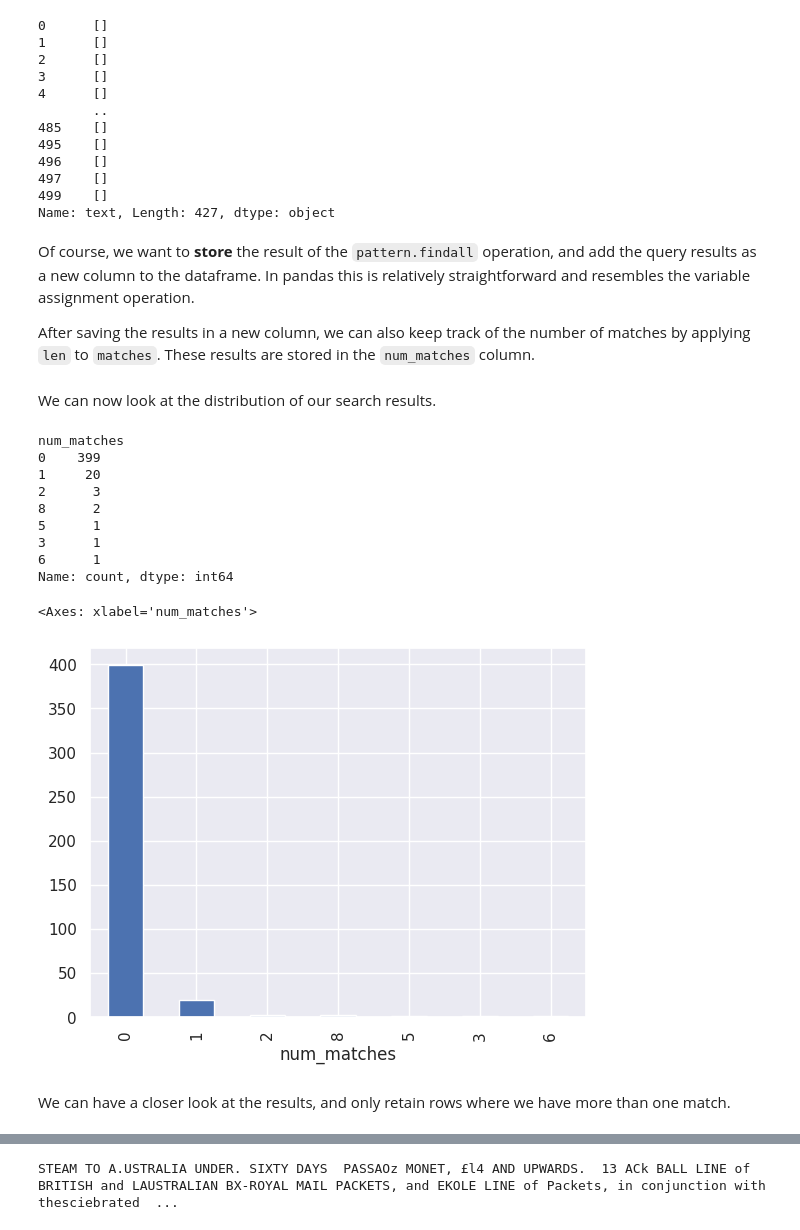
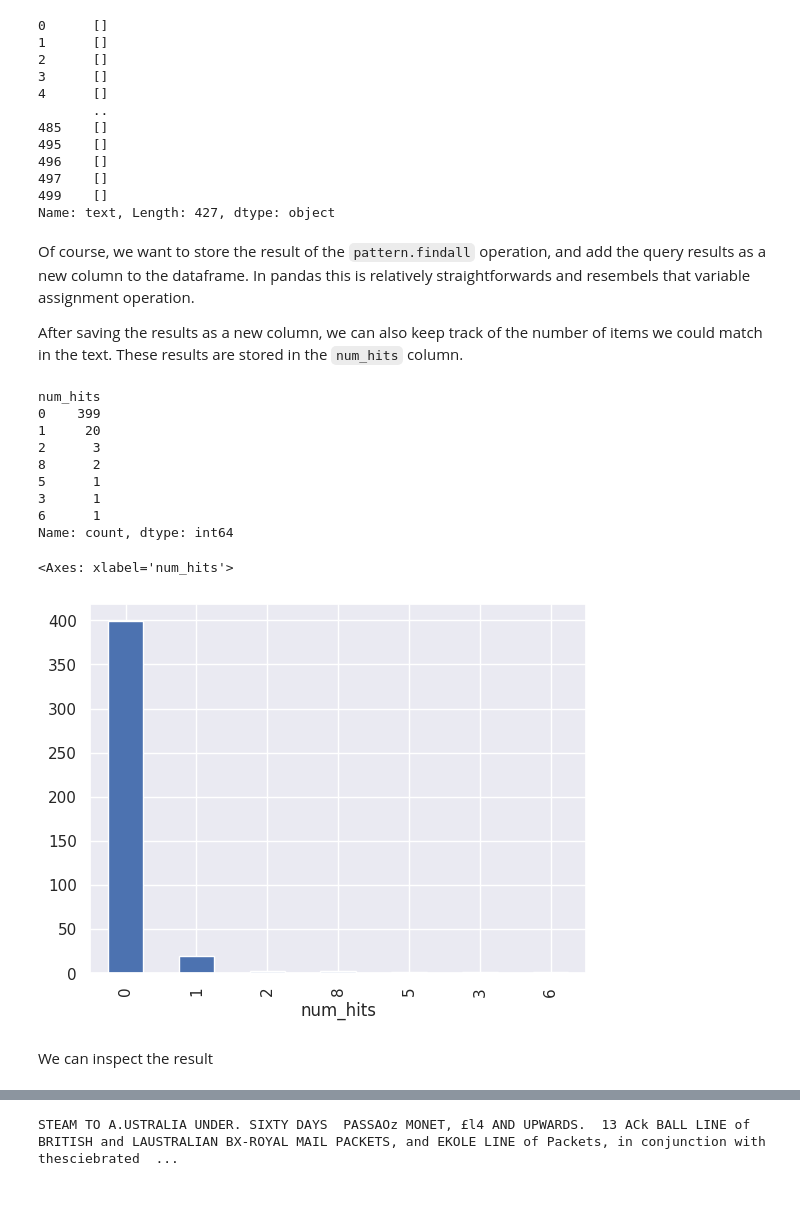
Before and after one commit to kasparvonbeelen/lancaster-newspaper-workshop, a Jupyter notebook: word_counts.ipynb, the cells around one changed output, grey strips where cells are left out. Cells and saved outputs as stored; diff of their text form; code cells hidden in the pictures; blank space fills up the shorter version.

```diff
--- a/word_counts.ipynb
+++ b/word_counts.ipynb
@@ -28,0 +40,13 @@ df.head(3)
+# %%
+import numpy as np
+df['word_count_log'] = np.log(df['word_count'] )
+df['ocrquality_log'] = np.log(df['ocrquality'] )
+fig = px.scatter(df,
+                 x="word_count_log",
+                 y="ocrquality_log",
+                 color="political_leaning_label",
+                 hover_data=['date','newspaper_title',"political_leaning_label", "price_label"],
+                 width=1000, height=500,
+                 )
+fig.update_layout(showlegend=True)
+fig.show()
@@ -75,18 +109,16 @@ df['text'].apply(pattern.findall)
 499    []
 Name: text, Length: 427, dtype: object
 # %% [markdown]
-Of course, we want to **store** the result of the `pattern.findall` operation, and add the query results as a new column to the dataframe. In pandas this is relatively straightforward and resembles the variable assignment operation.
+Of course, we want to store the result of the `pattern.findall` operation, and add the query results as a new column to the dataframe. In pandas this is relatively straightforwards and resembels that variable assignment operation.
 
-After saving the results in a new column, we can also keep track of the number of matches by applying `len` to `matches`. These results are stored in the `num_matches` column.
+After saving the results as a new column, we can also keep track of the number of items we could match in the text. These results are stored in the `num_hits` column.
 # %%
-df['matches'] = df['text'].apply(pattern.findall) # safe the query results in a new column
-df['num_matches'] = df['matches'].apply(len) # count the number of matches found
+df['hits'] = df['text'].apply(pattern.findall) # safe the query results in a new column
+df['num_hits'] = df['hits'].apply(len) # count the number of items found
-# %% [markdown]
-We can now look at the distribution of our search results.
 # %%
-df['num_matches'].value_counts() # get the distribution of hits
+df['num_hits'].value_counts() # get the distribution of hits
 # %% [output]
-num_matches
+num_hits
 0    399
 1     20
 2      3
@@ -96,10 +128,10 @@ num_matches
 6      1
 Name: count, dtype: int64
 # %%
-df['num_matches'].value_counts().plot(kind='bar') # plot the distribution as a bar chart
+df['num_hits'].value_counts().plot(kind='bar') # plot the distribution as a bar chart
 # %% [output]
-<Axes: xlabel='num_matches'>
+<Axes: xlabel='num_hits'>
-[figure, old version]
+[figure, new version]
-# %% [markdown]
-We can have a closer look at the results, and only retain rows where we have more than one match.
+# %% [markdown]
+We can inspect the result
 # %%
```
Also changed, not shown: parts of 21 cells of this notebook.
